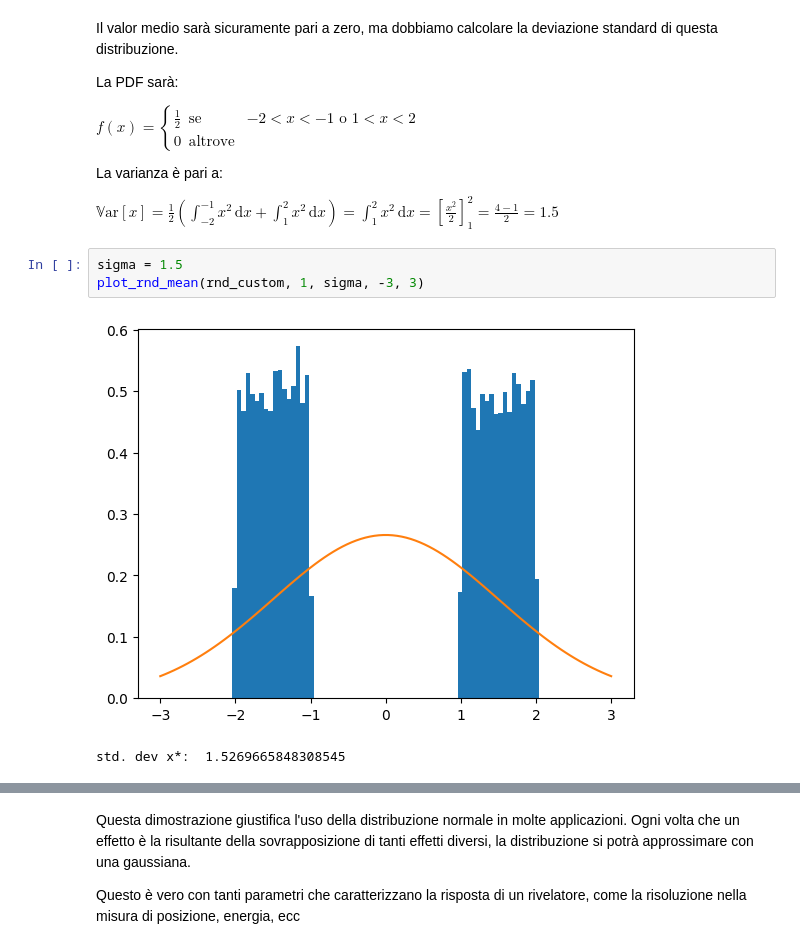
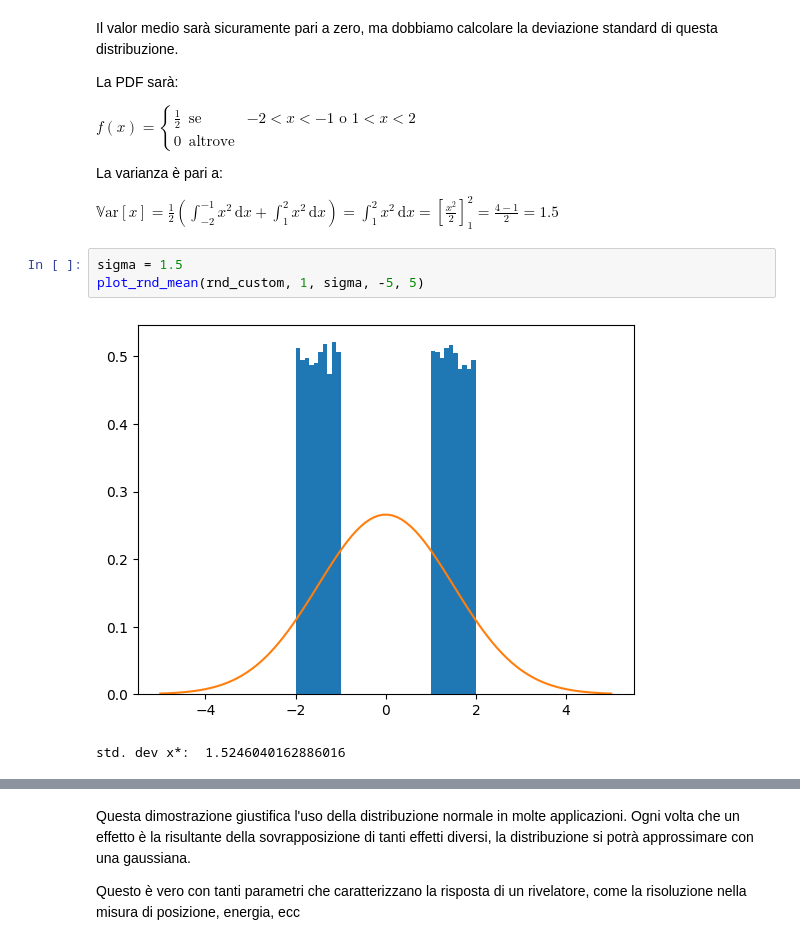
Before and after one commit to lucalista/analisi-dati-2025, a Jupyter notebook: 06.01.00__Generatori_di_variabili_casuali_continue_con_python.ipynb, the cells around one changed output, grey strips where cells are left out. Cells and saved outputs as stored; diff of their text form.

```diff
--- a/06.01.00__Generatori_di_variabili_casuali_continue_con_python.ipynb
+++ b/06.01.00__Generatori_di_variabili_casuali_continue_con_python.ipynb
@@ -187,8 +189,8 @@ $\displaystyle \mathbb{V}\mathrm{ar}[x] = \frac{1}{2}\left(
 $
 # %%
 sigma = 1.5
-plot_rnd_mean(rnd_custom, 1, sigma, -3, 3)
+plot_rnd_mean(rnd_custom, 1, sigma, -5, 5)
 # %% [output]
-[figure, old version]
+[figure, new version]
-std. dev x*:  1.5269665848308545
+std. dev x*:  1.5246040162886016
 # %%
```
Also changed, not shown: parts of 19 cells of this notebook, 1 other file.
